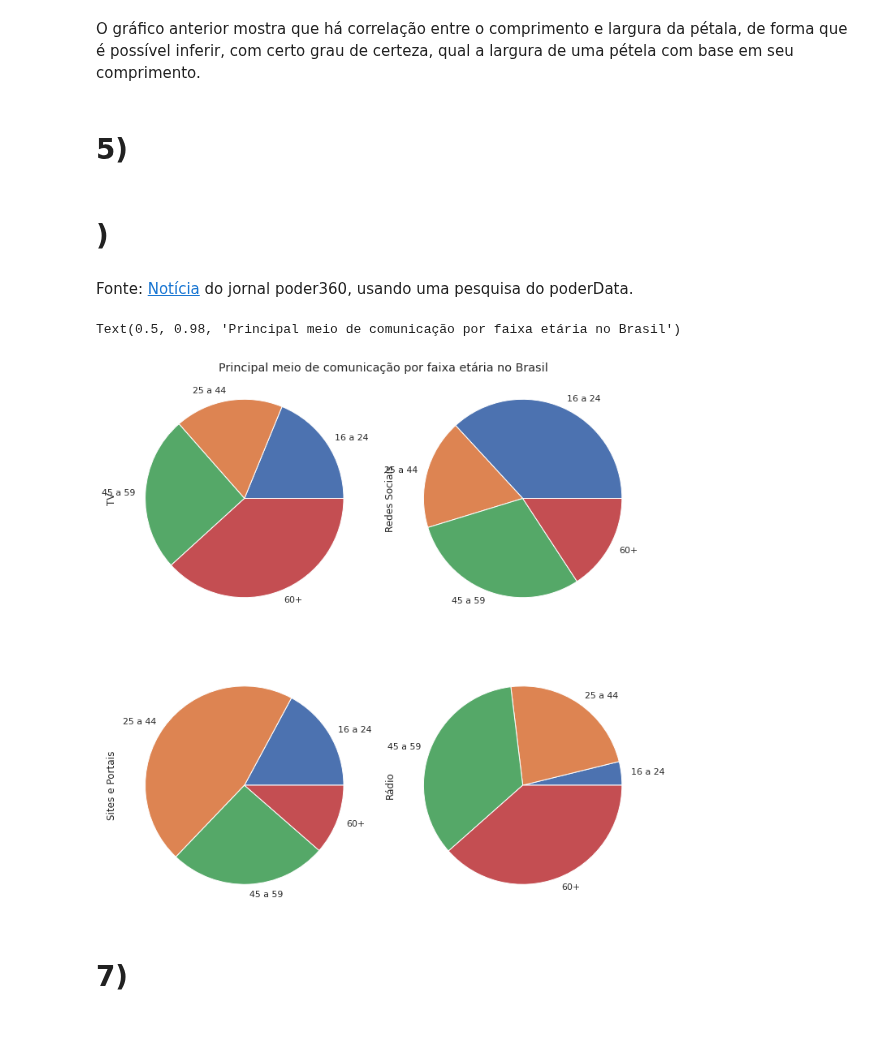
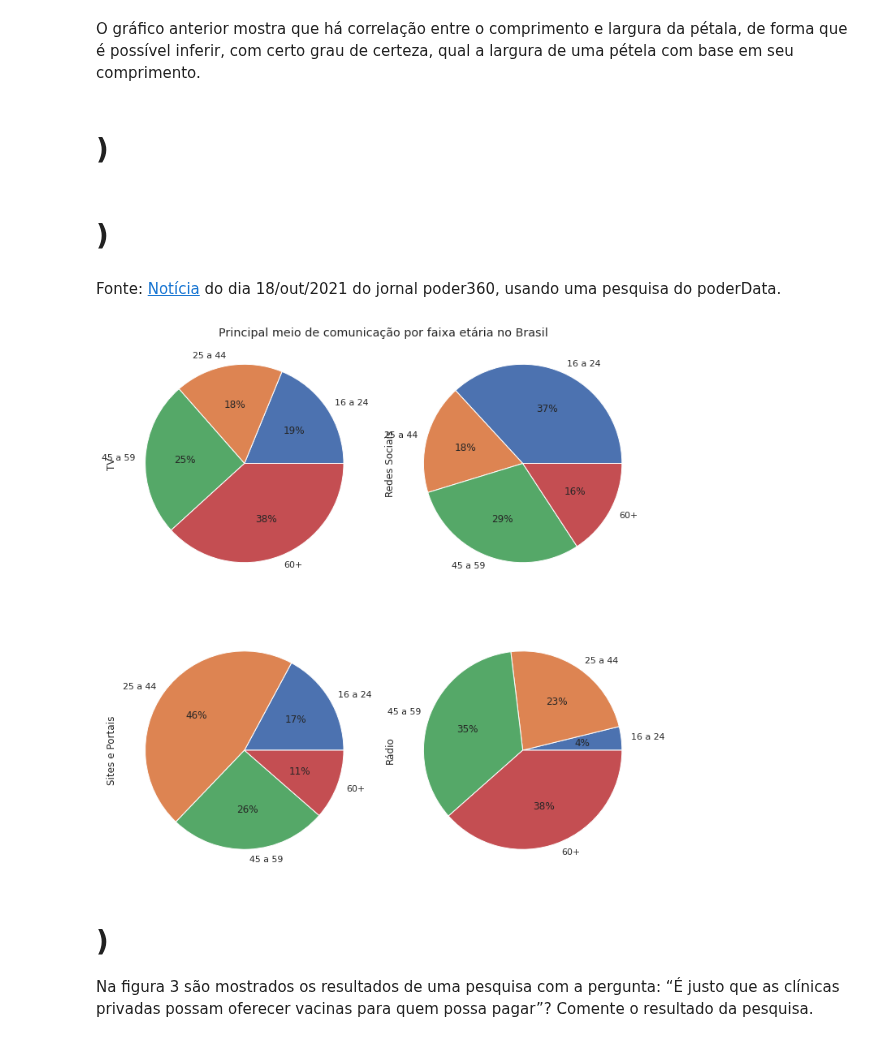
Before and after one commit to ifribeiro/TEI-EstApl, a Jupyter notebook: EPC1.ipynb, the cells around one changed output. Drawn from its saved outputs; the diff is of its cells as text; code cells hidden in the pictures.

```diff
--- a/EPC1.ipynb
+++ b/EPC1.ipynb
@@ -79,12 +78,12 @@ plt.legend()
 [figure]
 # %% [markdown]
 O gráfico anterior mostra que há correlação entre o comprimento e largura da pétala, de forma que é possível inferir, com certo grau de certeza, qual a largura de uma pétela com base em seu comprimento.
-# %% [markdown]
-# 5)
 # %% [markdown]
 # )
+# %% [markdown]
+# )
 # %% [markdown]
-Fonte: [Notícia](https://www.poder360.com.br/midia/internet-e-principal-meio-de-informacao-para-43-tv-e-preferida-de-40/) do jornal poder360, usando uma pesquisa do poderData.
+Fonte: [Notícia](https://www.poder360.com.br/midia/internet-e-principal-meio-de-informacao-para-43-tv-e-preferida-de-40/) do dia 18/out/2021 do jornal poder360, usando uma pesquisa do poderData.
 # %%
 # 16-24 | 25-44 | 45-59 | 60+
 dict_coms = {
@@ -94,17 +93,19 @@ dict_coms = {
 # %%
 df_comunicacao = pd.DataFrame(dict_coms, index=['16 a 24', '25 a 44', '45 a 59', '60+'])
 columns = df_comunicacao.columns
 fig, ax  = plt.subplots(ncols=2,nrows=2, figsize=(10,10))
 ix = 0
 for i in range(2):
     for j in range(2):
-        df_comunicacao[columns[ix]].plot(kind='pie', ax=ax[i][j])
+        df_comunicacao[columns[ix]].plot(kind='pie', ax=ax[i][j], autopct='%1.0f%%')
         ix+=1
 plt.tight_layout()
 plt.suptitle("Principal meio de comunicação por faixa etária no Brasil")
+plt.show()
 # %% [output]
-Text(0.5, 0.98, 'Principal meio de comunicação por faixa etária no Brasil')
-[figure, old version]
+[figure, new version]
-# %% [markdown]
-# 7)
+# %% [markdown]
+# )
+
+Na figura 3 são mostrados os resultados de uma pesquisa com a pergunta: “É justo que as clínicas privadas possam oferecer vacinas para quem possa pagar”? Comente o resultado da pesquisa.
 # %% [markdown]
```
Also changed, not shown: parts of 3 cells of this notebook, 1 other file.
